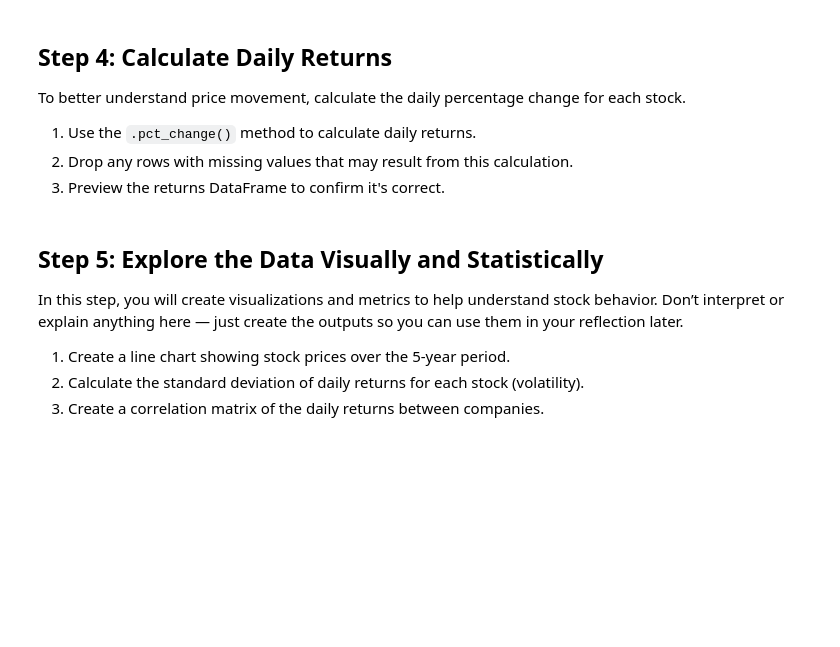
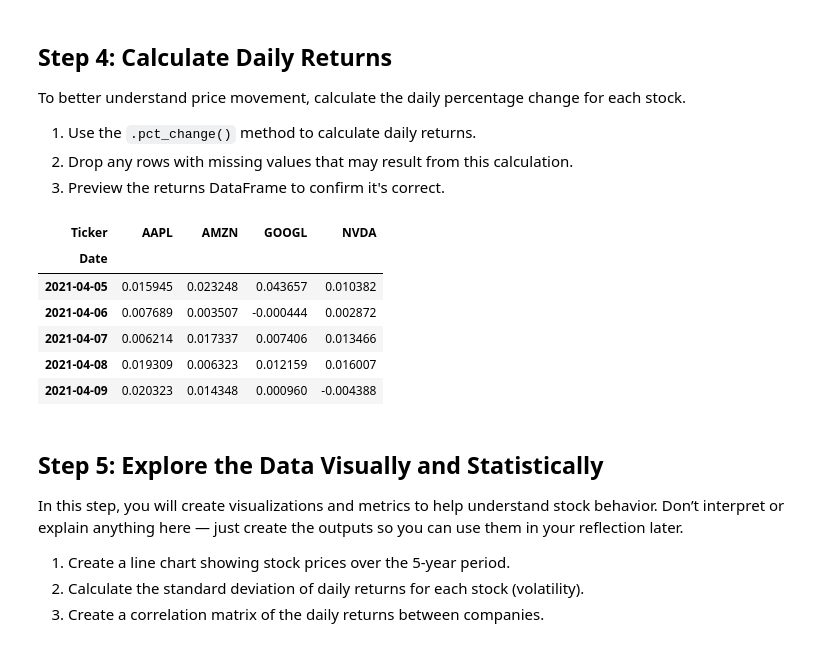
Before and after one commit to thornton330j/IS-4487, a Jupyter notebook: Assignments/assignment_14_ThorntonJackson.ipynb, the cells around one changed output. Drawn from its saved outputs; the diff is of its cells as text; code cells hidden in the pictures; blank space fills up the shorter version.

```diff
--- a/Assignments/assignment_14_ThorntonJackson.ipynb
+++ b/Assignments/assignment_14_ThorntonJackson.ipynb
@@ -70,0 +97,12 @@ The data you pulled may contain missing values. Follow these steps:
+# %%
+# Add code here 🔧
+# Check for missing values
+print("Missing values before cleaning:")
+display(df.isnull().sum())
+
+# Fill missing values
+df.ffill(inplace=True)
+
+# Recheck for missing values
+print("\nMissing values after cleaning:")
+display(df.isnull().sum())
@@ -81,3 +134,21 @@ To better understand price movement, calculate the daily percentage change for e
+# %%
+# Add code here 🔧
+# Calculate returns
+daily_returns = df.pct_change()
+
+# Drop any NaN values
+daily_returns.dropna(inplace=True)
+
+# show
+display(daily_returns.head())
+# %% [output]
+| Ticker | AAPL | AMZN | GOOGL | NVDA |
+| Date |  |  |  |  |
+| 2021-04-05 | 0.015945 | 0.023248 | 0.043657 | 0.010382 |
+| 2021-04-06 | 0.007689 | 0.003507 | -0.000444 | 0.002872 |
+| 2021-04-07 | 0.006214 | 0.017337 | 0.007406 | 0.013466 |
+| 2021-04-08 | 0.019309 | 0.006323 | 0.012159 | 0.016007 |
+| 2021-04-09 | 0.020323 | 0.014348 | 0.000960 | -0.004388 |
 # %% [markdown]
 ## Step 5: Explore the Data Visually and Statistically
 
```
Also changed, not shown: parts of 11 cells of this notebook.
